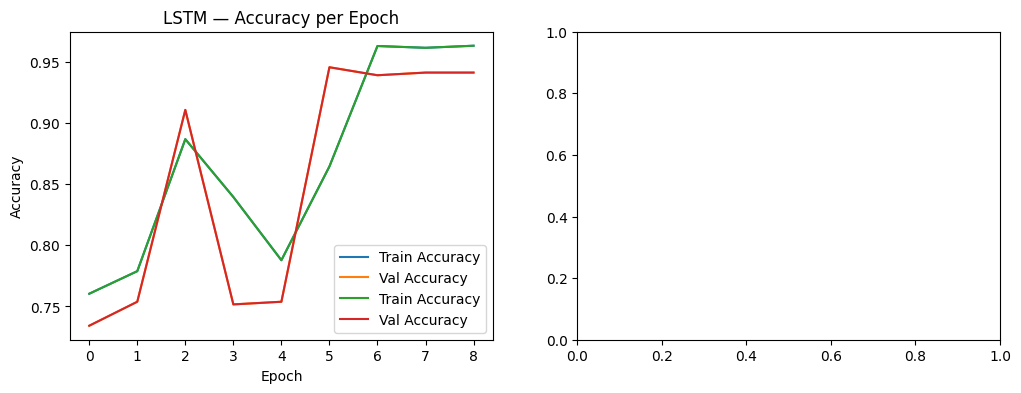
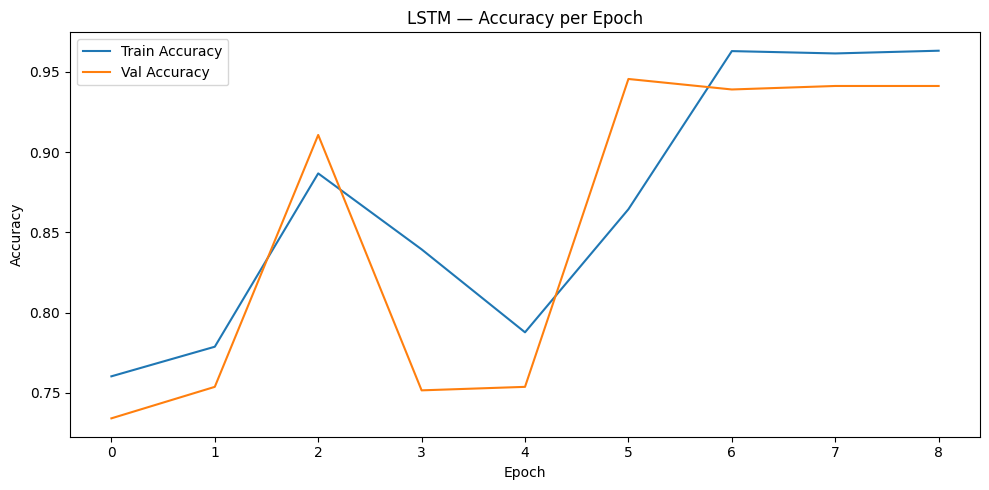
The notebook cell's code change between the first figure and the second:
--- before
+++ after
@@ -1,15 +1,10 @@
-fig, axes = plt.subplots(1, 2, figsize=(12, 4))
-
-axes[0].plot(history.history['accuracy'],     label='Train Accuracy')
-axes[0].plot(history.history['val_accuracy'], label='Val Accuracy')
-axes[0].set_title('LSTM — Accuracy per Epoch')
-axes[0].set_xlabel('Epoch')
-axes[0].set_ylabel('Accuracy')
-axes[0].legend()
-
-axes[0].plot(history.history['accuracy'],     label='Train Accuracy')
-axes[0].plot(history.history['val_accuracy'], label='Val Accuracy')
-axes[0].set_title('LSTM — Accuracy per Epoch')
-axes[0].set_xlabel('Epoch')
-axes[0].set_ylabel('Accuracy')
-axes[0].legend()
+fig, ax = plt.subplots(figsize=(10, 5))
+ax.plot(history.history['accuracy'], label='Train Accuracy')
+ax.plot(history.history['val_accuracy'], label='Val Accuracy')
+ax.set_title('LSTM — Accuracy per Epoch')
+ax.set_xlabel('Epoch')
+ax.set_ylabel('Accuracy')
+ax.legend()
+plt.tight_layout()
+plt.savefig('lstm_training_history.png')
+plt.show()

Commit: Created using Colab